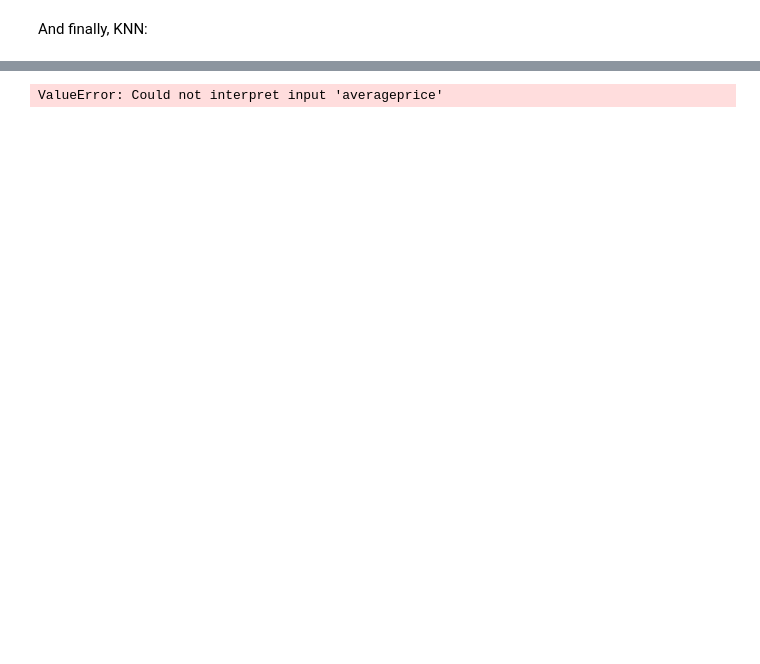
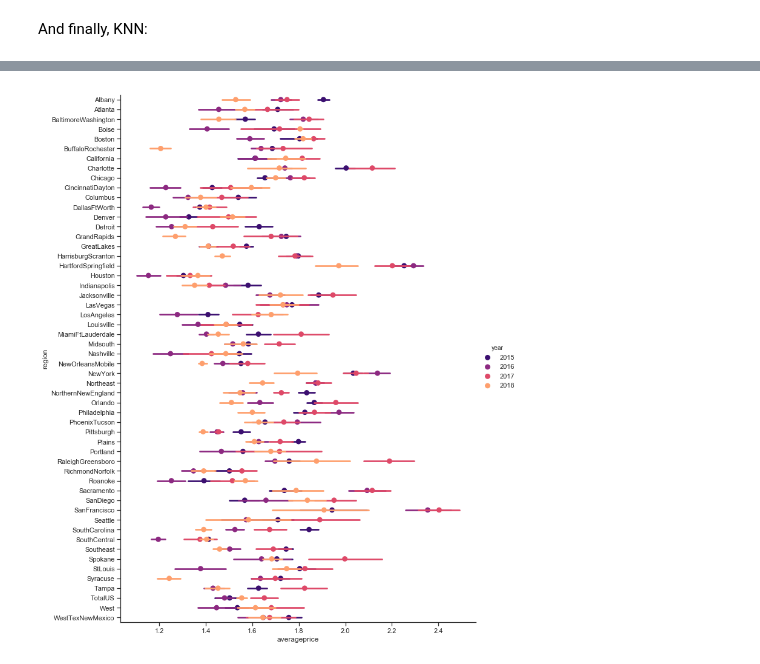
Before and after one commit to irenebratsis/Thinkful, a Jupyter notebook: 26. Capstone Avocado Prices .ipynb, the cells around one changed output, grey strips where cells are left out. Drawn from its saved outputs; the diff is of its cells as text; code cells hidden in the pictures; blank space fills up the shorter version.

```diff
--- a/26. Capstone Avocado Prices .ipynb
+++ b/26. Capstone Avocado Prices .ipynb
@@ -665,13 +517,13 @@ SyntaxError: invalid syntax (<ipython-input-54-743dc9d131c5>, line 1)
 # %%
 mask = df['type']=='organic'
-g = sns.factorplot('averageprice','region',df=df[mask],
+g = sns.factorplot('averageprice','region',data=df[mask],
                    hue='year',
                    size=13,
                    aspect=0.8,
                    palette='magma',
                    join=False,
               )
 # %% [output]
-ValueError: Could not interpret input 'averageprice'
+[figure, added]
 # %%
 mask = df['type']=='conventional'
```
Also changed, not shown: parts of 34 cells of this notebook.
